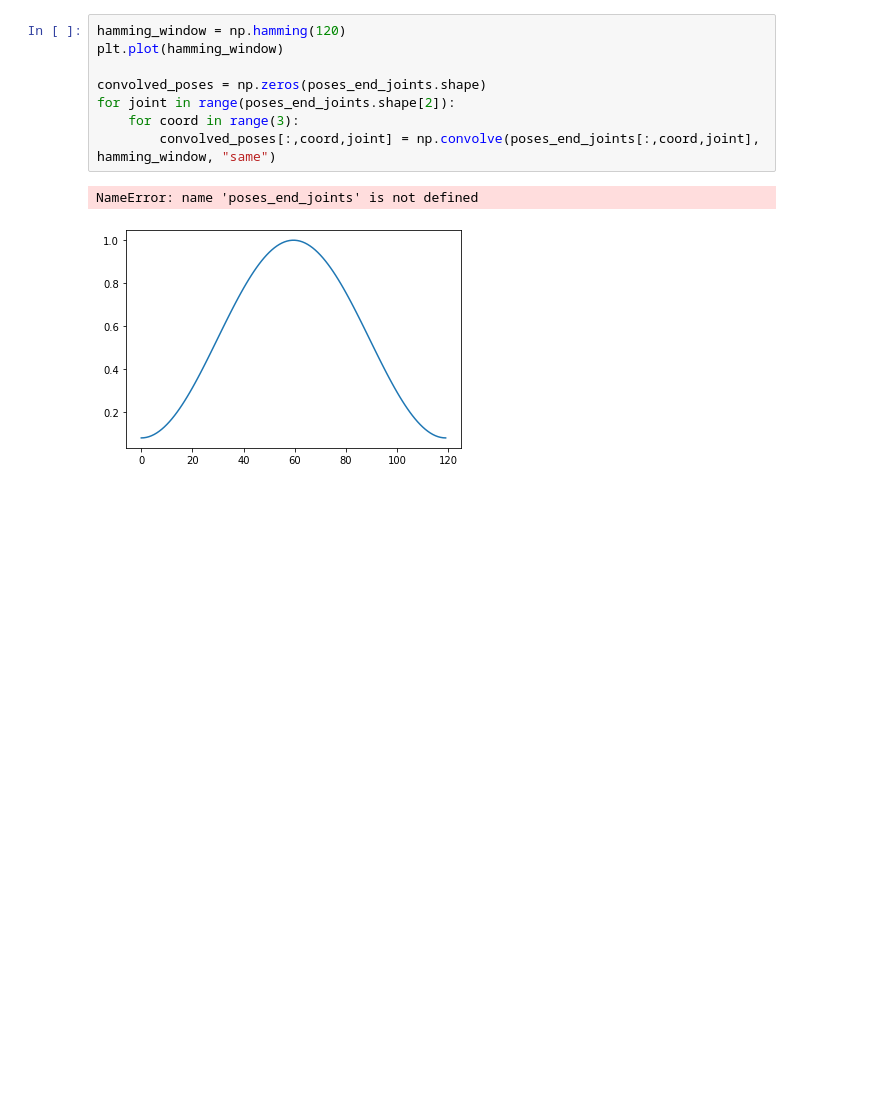
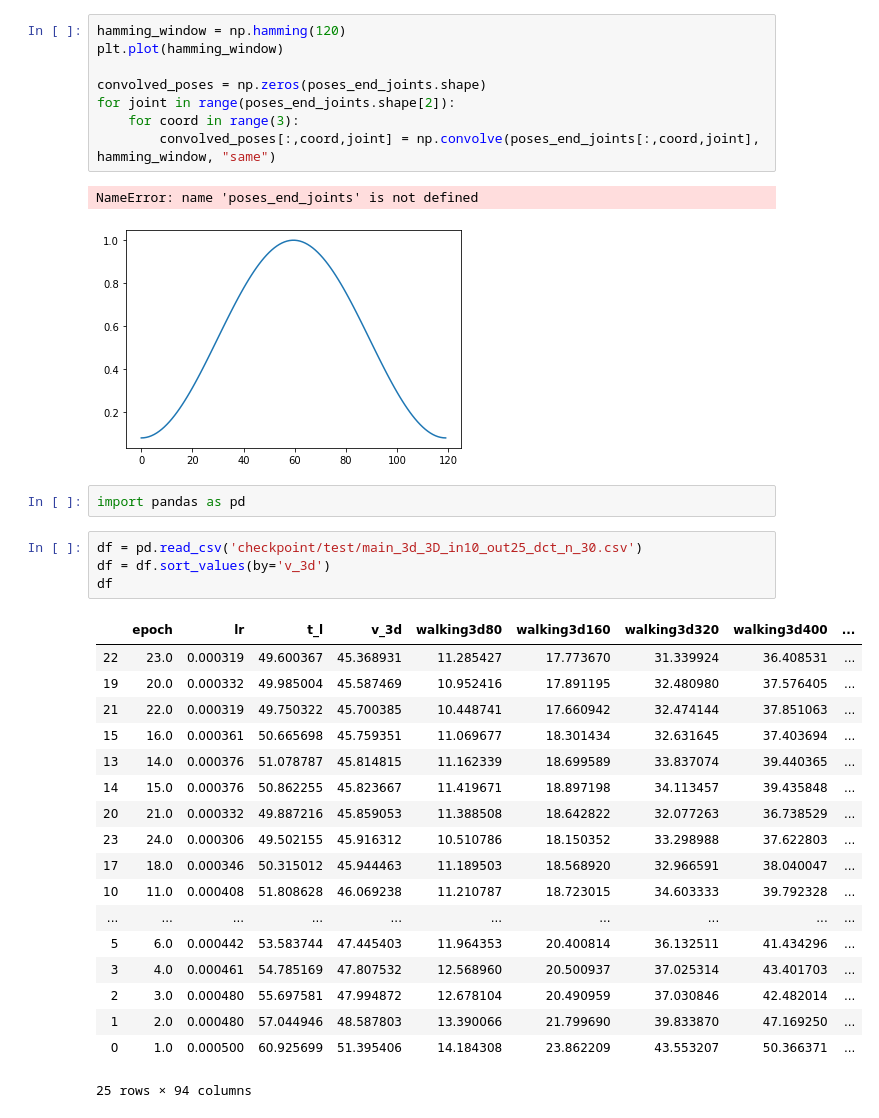
Before and after one commit to tileb1/LearnTrajDep, a Jupyter notebook: Untitled.ipynb, the cells around one changed output. Drawn from its saved outputs; the diff is of its cells as text; blank space fills up the shorter version.

```diff
--- a/Untitled.ipynb
+++ b/Untitled.ipynb
@@ -87,3 +72,28 @@ for joint in range(poses_end_joints.shape[2]):
 # %% [output]
 NameError: name 'poses_end_joints' is not defined
 [figure]
+# %%
+import pandas as pd
+# %%
+df = pd.read_csv('checkpoint/test/main_3d_3D_in10_out25_dct_n_30.csv')
+df = df.sort_values(by='v_3d')
+df
+# %% [output]
+|  | epoch | lr | t_l | v_3d | walking3d80 | walking3d160 | walking3d320 | walking3d400 | ... |
+| 22 | 23.0 | 0.000319 | 49.600367 | 45.368931 | 11.285427 | 17.773670 | 31.339924 | 36.408531 | ... |
+| 19 | 20.0 | 0.000332 | 49.985004 | 45.587469 | 10.952416 | 17.891195 | 32.480980 | 37.576405 | ... |
+| 21 | 22.0 | 0.000319 | 49.750322 | 45.700385 | 10.448741 | 17.660942 | 32.474144 | 37.851063 | ... |
+| 15 | 16.0 | 0.000361 | 50.665698 | 45.759351 | 11.069677 | 18.301434 | 32.631645 | 37.403694 | ... |
+| 13 | 14.0 | 0.000376 | 51.078787 | 45.814815 | 11.162339 | 18.699589 | 33.837074 | 39.440365 | ... |
+| 14 | 15.0 | 0.000376 | 50.862255 | 45.823667 | 11.419671 | 18.897198 | 34.113457 | 39.435848 | ... |
+| 20 | 21.0 | 0.000332 | 49.887216 | 45.859053 | 11.388508 | 18.642822 | 32.077263 | 36.738529 | ... |
+| 23 | 24.0 | 0.000306 | 49.502155 | 45.916312 | 10.510786 | 18.150352 | 33.298988 | 37.622803 | ... |
+| 17 | 18.0 | 0.000346 | 50.315012 | 45.944463 | 11.189503 | 18.568920 | 32.966591 | 38.040047 | ... |
+| 10 | 11.0 | 0.000408 | 51.808628 | 46.069238 | 11.210787 | 18.723015 | 34.603333 | 39.792328 | ... |
+| ... | ... | ... | ... | ... | ... | ... | ... | ... | ... |
+| 5 | 6.0 | 0.000442 | 53.583744 | 47.445403 | 11.964353 | 20.400814 | 36.132511 | 41.434296 | ... |
+| 3 | 4.0 | 0.000461 | 54.785169 | 47.807532 | 12.568960 | 20.500937 | 37.025314 | 43.401703 | ... |
+| 2 | 3.0 | 0.000480 | 55.697581 | 47.994872 | 12.678104 | 20.490959 | 37.030846 | 42.482014 | ... |
+| 1 | 2.0 | 0.000480 | 57.044946 | 48.587803 | 13.390066 | 21.799690 | 39.833870 | 47.169250 | ... |
+| 0 | 1.0 | 0.000500 | 60.925699 | 51.395406 | 14.184308 | 23.862209 | 43.553207 | 50.366371 | ... |
+25 rows × 94 columns
```
Also changed, not shown: parts of 6 cells of this notebook.
